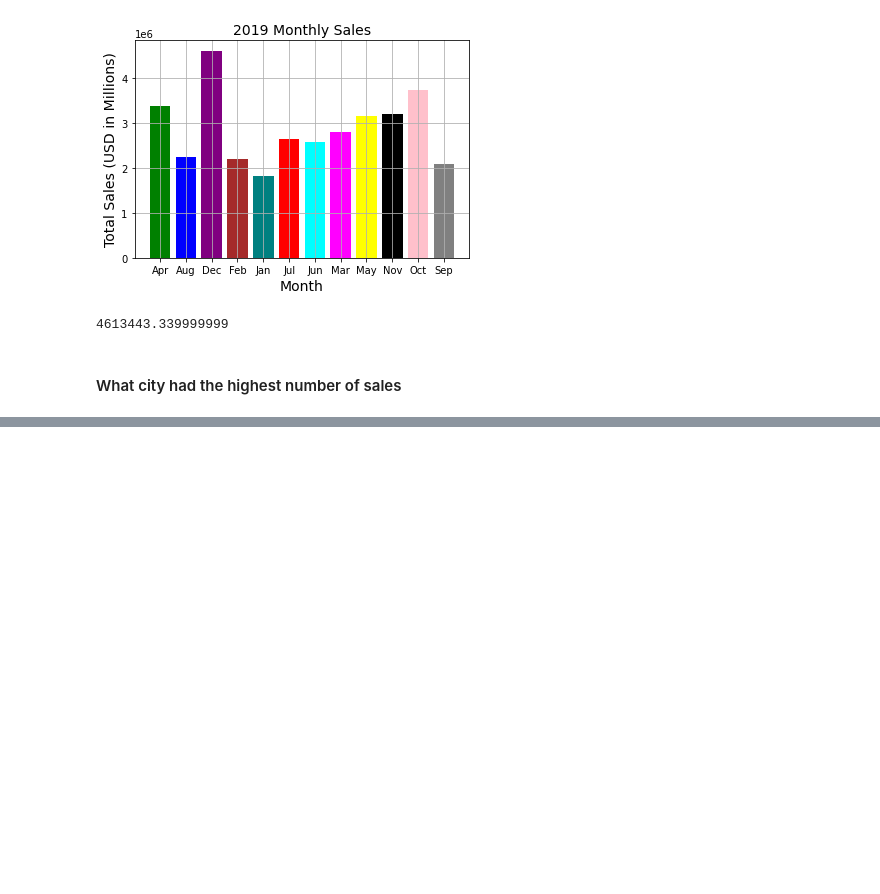
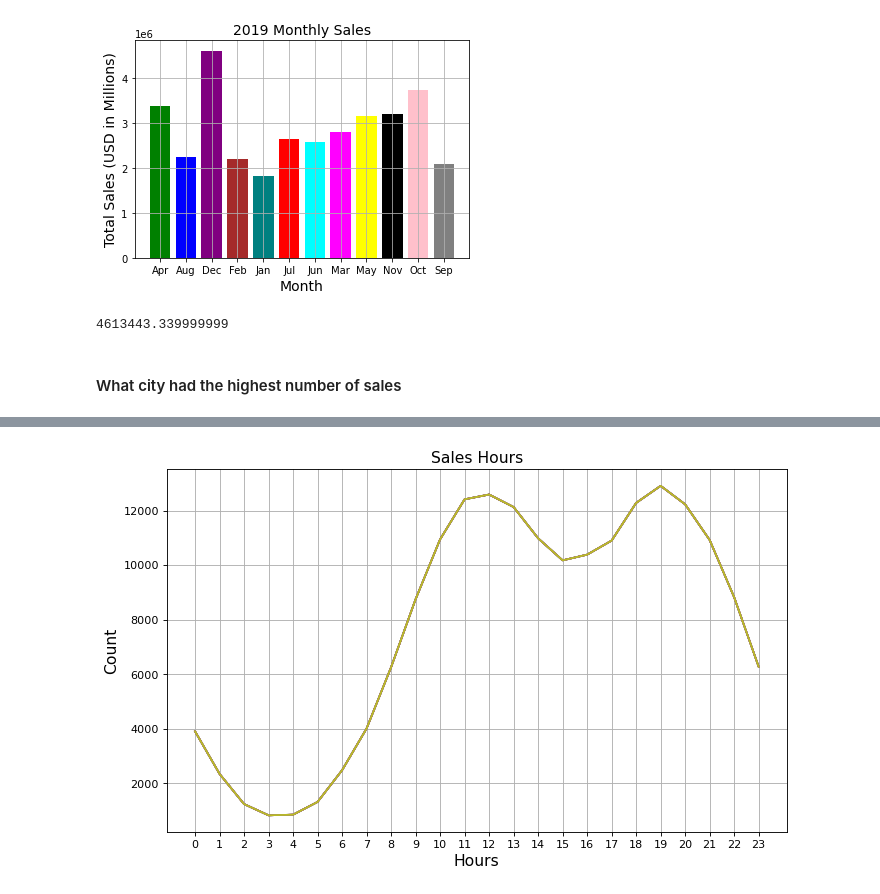
Before and after one commit to dagash007/Sales-Analysis-Using-Python-Pandas-and-Matplotlib, a Jupyter notebook: Sales Analysis.ipynb, the cells around one changed output, grey strips where cells are left out. Saved outputs shown, nothing was run; the diff lists cells and outputs as text; code cells hidden in the pictures; blank space fills up the shorter version.

```diff
--- a/Sales Analysis.ipynb
+++ b/Sales Analysis.ipynb
@@ -277,0 +336,6 @@ plt.grid(True)
+# %%
+#creating a new column 'Hour of the day' from order date
+
+sales_data_2019['Hour of the day'] = sales_data_2019['Order Date'].apply(lambda x:x.split(' ')[1].split(':')[0])
+
+sales_data_2019['Hour of the day'] = sales_data_2019['Hour of the day'].astype('int32')
@@ -277,0 +382,15 @@ plt.grid(True)
+# %%
+# plotting a line graph to show the frequency of sales per hour of the day
+
+hours = [hour for hour, df in sales_data_2019.groupby(['Hour of the day'])]
+
+
+plt.figure(figsize=(10, 6), dpi=80)
+plt.plot(hours, sales_data_2019.groupby(['Hour of the day']).count())
+plt.xticks(hours)
+plt.title('Sales Hours', fontsize=14)
+plt.xlabel('Hours', fontsize=14)
+plt.ylabel('Count', fontsize=14)
+plt.grid(True)
+# %% [output]
+[figure, added]
```
Also changed, not shown: parts of 17 cells of this notebook.
